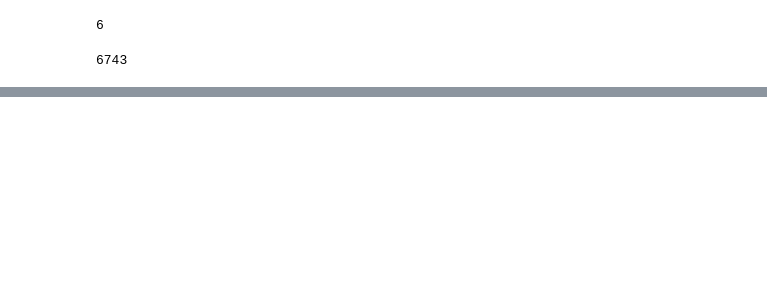
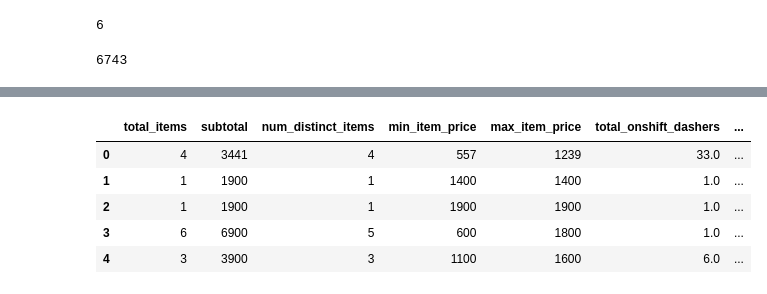
Before and after one commit to ikapil06/Delivery-duration, a Jupyter notebook: file.ipynb, the cells around one changed output, grey strips where cells are left out. Saved outputs shown, nothing was run; the diff lists cells and outputs as text; code cells hidden in the pictures; blank space fills up the shorter version.

```diff
--- a/file.ipynb
+++ b/file.ipynb
@@ -78,0 +83,15 @@ historical_data["store_id"].nunique()
+# %%
+# create dictionary with most repeated categories of each store to fill null rows where it is possible
+store_id_unique = historical_data["store_id"].unique().tolist()
+store_id_and_category = {store_id: historical_data[historical_data.store_id == store_id].store_primary_category.mode()
+                         for store_id in store_id_unique}
+# %%
+def fill(store_id):
+    """Return primary store category from the dictionary"""
+    try:
+        return store_id_and_category[store_id].values[0]
+    except:
+        return np.nan
+
+# fill null values
+historical_data["nan_free_store_primary_category"] = historical_data.store_id.apply(fill)
@@ -78,0 +144,12 @@ historical_data["store_id"].nunique()
+# %%
+# drop unnecessary columns
+train_df = historical_data.drop(columns = ["created_at", "market_id", "store_id", "store_primary_category", "actual_delivery_time",
+                                        "nan_free_store_primary_category", "order_protocol"])
+train_df.head()
+# %% [output]
+|  | total_items | subtotal | num_distinct_items | min_item_price | max_item_price | total_onshift_dashers | ... |
+| 0 | 4 | 3441 | 4 | 557 | 1239 | 33.0 | ... |
+| 1 | 1 | 1900 | 1 | 1400 | 1400 | 1.0 | ... |
+| 2 | 1 | 1900 | 1 | 1900 | 1900 | 1.0 | ... |
+| 3 | 6 | 6900 | 5 | 600 | 1800 | 1.0 | ... |
+| 4 | 3 | 3900 | 3 | 1100 | 1600 | 6.0 | ... |
```
Also changed, not shown: parts of 15 cells of this notebook.
